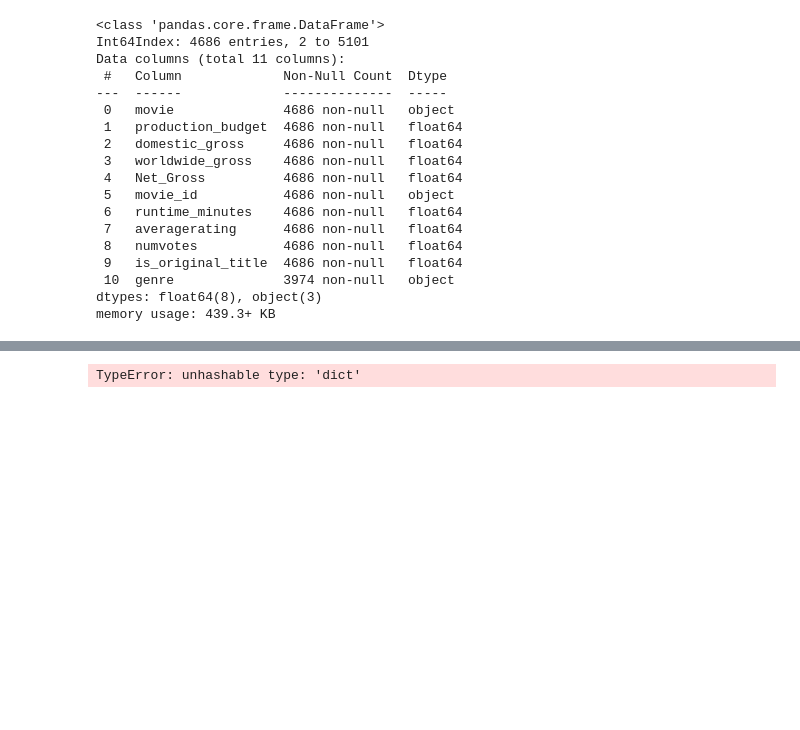
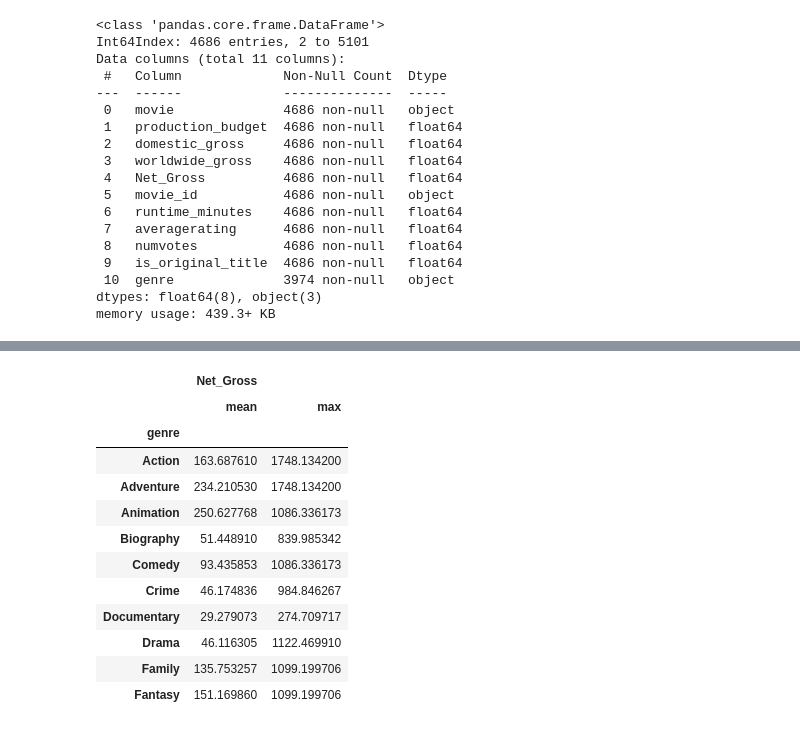
Before and after one commit to ldwilker10/dsc-phase-1-project-v2-4, a Jupyter notebook: Rough_Draft_Phase1_Project .ipynb, the cells around one changed output, grey strips where cells are left out. Saved outputs shown, nothing was run; the diff lists cells and outputs as text; code cells hidden in the pictures; blank space fills up the shorter version.

```diff
--- a/Rough_Draft_Phase1_Project .ipynb
+++ b/Rough_Draft_Phase1_Project .ipynb
@@ -807,6 +818,18 @@ memory usage: 439.3+ KB
 # %%
-genres_grouped= genres.groupby("genre").apply({'Net_Gross':['mean']})
-genres_grouped.head()
+genres_grouped= genres.groupby("genre").agg({'Net_Gross': ['mean','max']})
+genres_grouped.head(10)
 # %% [output]
-TypeError: unhashable type: 'dict'
+|  | Net_Gross |  |
+|  | mean | max |
+| genre |  |  |
+| Action | 163.687610 | 1748.134200 |
+| Adventure | 234.210530 | 1748.134200 |
+| Animation | 250.627768 | 1086.336173 |
+| Biography | 51.448910 | 839.985342 |
+| Comedy | 93.435853 | 1086.336173 |
+| Crime | 46.174836 | 984.846267 |
+| Documentary | 29.279073 | 274.709717 |
+| Drama | 46.116305 | 1122.469910 |
+| Family | 135.753257 | 1099.199706 |
+| Fantasy | 151.169860 | 1099.199706 |
 # %%
```
Also changed, not shown: parts of 8 cells of this notebook.
